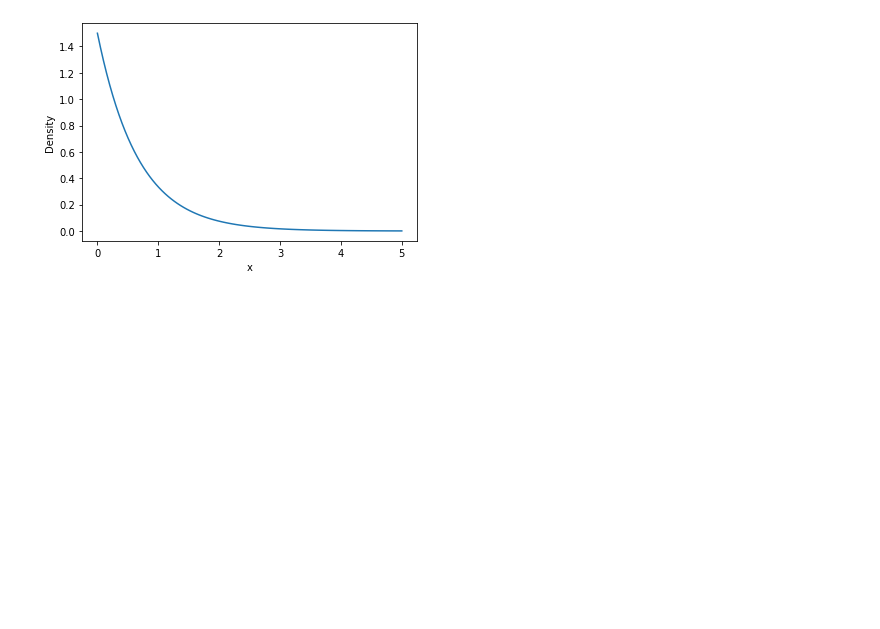
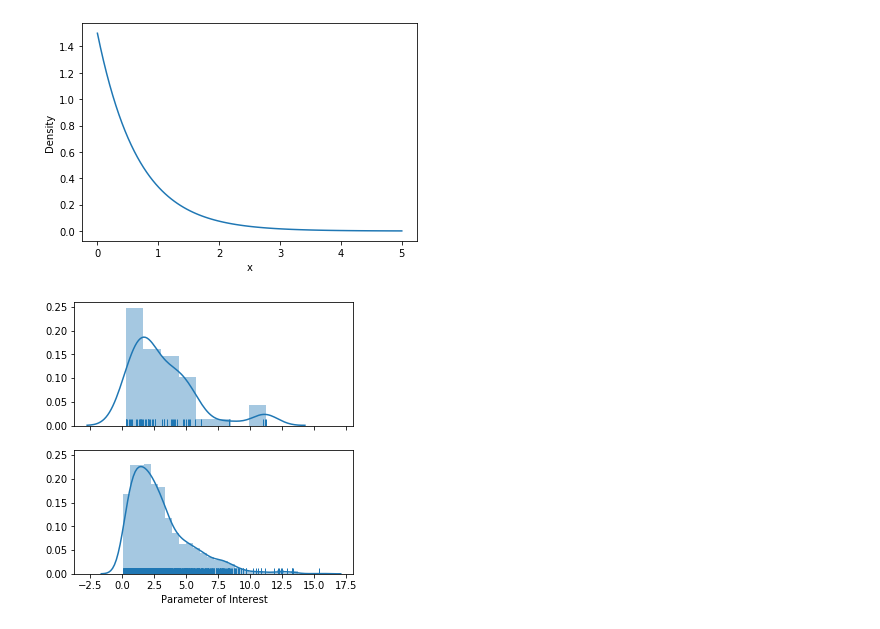
Before and after one commit to georgiastuart/mcmc_tutorial, a Jupyter notebook: misc_plotting_scripts/Untitled.ipynb, the cells around one changed output. Drawn from its saved outputs; the diff is of its cells as text; code cells hidden in the pictures; blank space fills up the shorter version.

```diff
--- a/misc_plotting_scripts/Untitled.ipynb
+++ b/misc_plotting_scripts/Untitled.ipynb
@@ -16,3 +18,13 @@ plt.ylabel('Density')
 plt.savefig('exponential.svg')
 # %% [output]
 [figure]
+# %%
+sample1 = np.random.chisquare(3, 50)
+sample2 = np.random.chisquare(3, 1000)
+# %%
+fig, ax = plt.subplots(2, 1, sharex=True, sharey=True, figsize=(5, 5))
+sb.distplot(sample1, rug=True, ax=ax[0])
+sb.distplot(sample2, rug=True, ax=ax[1], axlabel="Parameter of Interest")
+fig.savefig("kde.svg")
+# %% [output]
+[figure, added]
```
Also changed, not shown: parts of 3 cells of this notebook, 8 other files.
